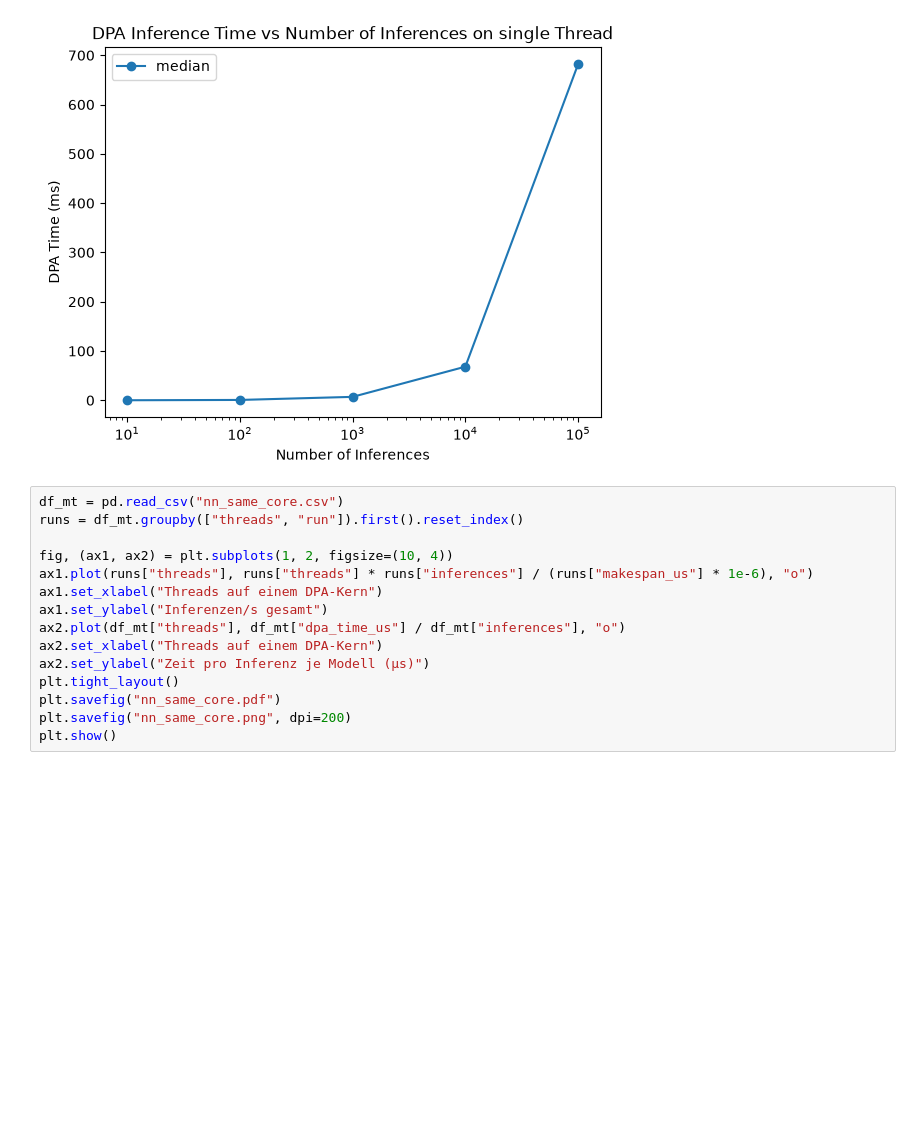
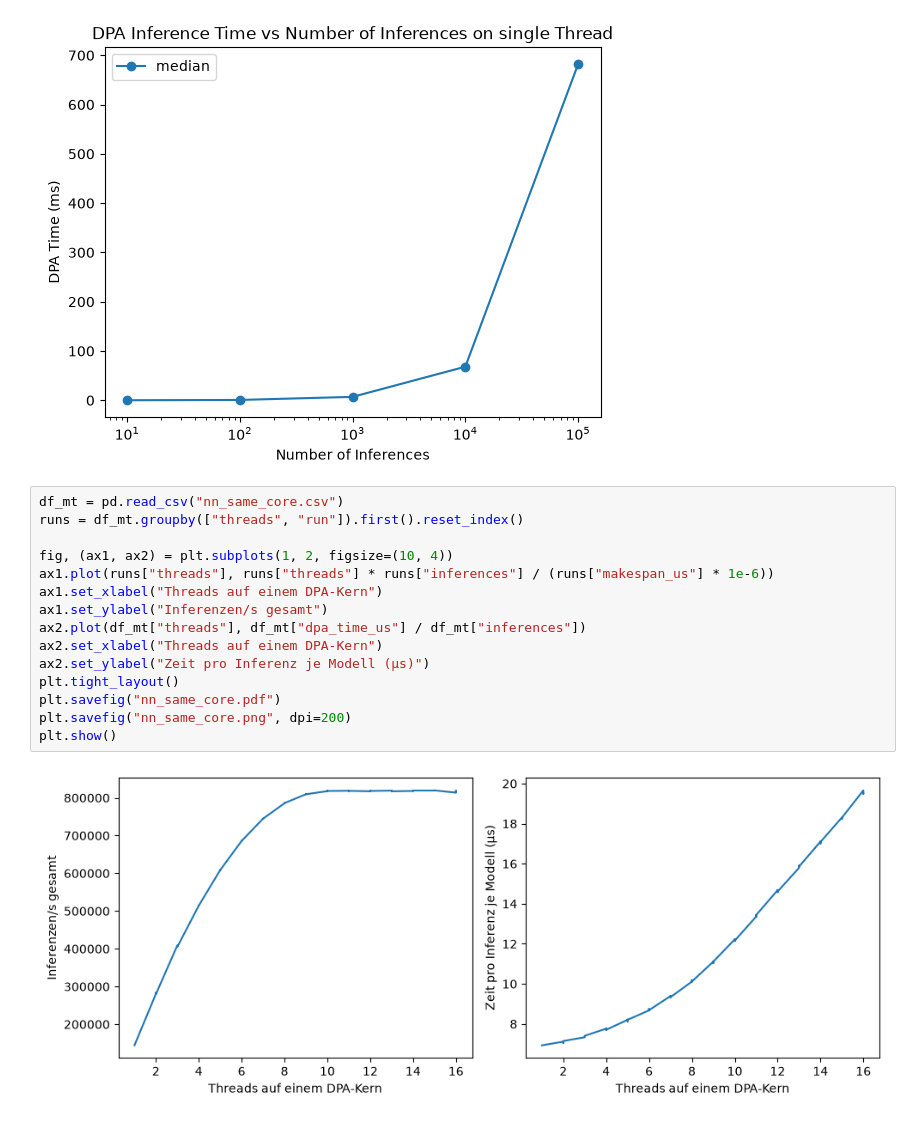
Before and after one commit to gespel/Masterarbeit, a Jupyter notebook: experiments/rpc_dpa_bench/inference_measurements.ipynb, the cells around one changed output. Saved outputs shown, nothing was run; the diff lists cells and outputs as text; blank space fills up the shorter version.

```diff
--- a/experiments/rpc_dpa_bench/inference_measurements.ipynb
+++ b/experiments/rpc_dpa_bench/inference_measurements.ipynb
@@ -27,18 +27,20 @@ plt.show()
 10000.0 inferences took 68182.0 us
 100000.0 inferences took 681813.0 us
 [figure]
-# %%
-df_mt = pd.read_csv("nn_same_core.csv")
-runs = df_mt.groupby(["threads", "run"]).first().reset_index()
-
-fig, (ax1, ax2) = plt.subplots(1, 2, figsize=(10, 4))
-ax1.plot(runs["threads"], runs["threads"] * runs["inferences"] / (runs["makespan_us"] * 1e-6), "o")
-ax1.set_xlabel("Threads auf einem DPA-Kern")
-ax1.set_ylabel("Inferenzen/s gesamt")
-ax2.plot(df_mt["threads"], df_mt["dpa_time_us"] / df_mt["inferences"], "o")
-ax2.set_xlabel("Threads auf einem DPA-Kern")
-ax2.set_ylabel("Zeit pro Inferenz je Modell (µs)")
-plt.tight_layout()
-plt.savefig("nn_same_core.pdf")
-plt.savefig("nn_same_core.png", dpi=200)
-plt.show()
+# %%
+df_mt = pd.read_csv("nn_same_core.csv")
+runs = df_mt.groupby(["threads", "run"]).first().reset_index()
+
+fig, (ax1, ax2) = plt.subplots(1, 2, figsize=(10, 4))
+ax1.plot(runs["threads"], runs["threads"] * runs["inferences"] / (runs["makespan_us"] * 1e-6))
+ax1.set_xlabel("Threads auf einem DPA-Kern")
+ax1.set_ylabel("Inferenzen/s gesamt")
+ax2.plot(df_mt["threads"], df_mt["dpa_time_us"] / df_mt["inferences"])
+ax2.set_xlabel("Threads auf einem DPA-Kern")
+ax2.set_ylabel("Zeit pro Inferenz je Modell (µs)")
+plt.tight_layout()
+plt.savefig("nn_same_core.pdf")
+plt.savefig("nn_same_core.png", dpi=200)
+plt.show()
+# %% [output]
+[figure, added]
```
Also changed, not shown: 2 other files.
